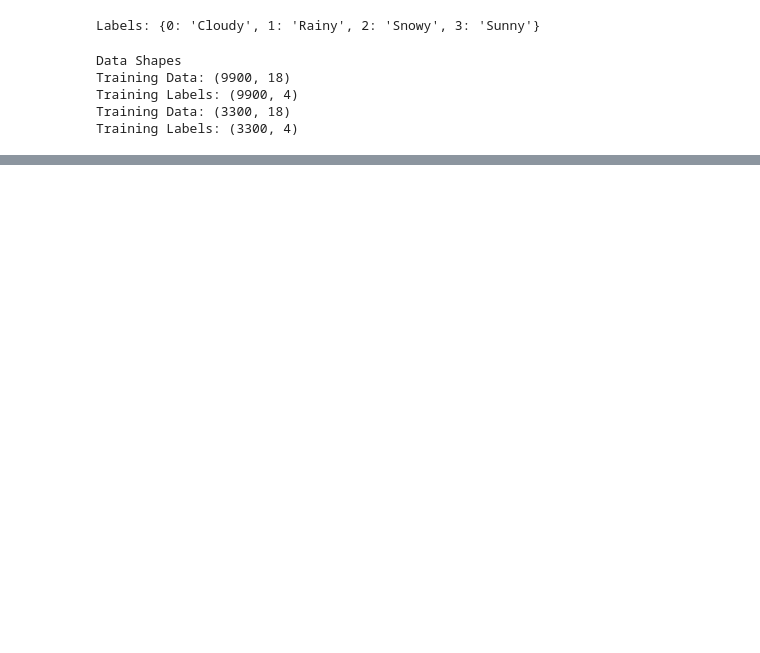
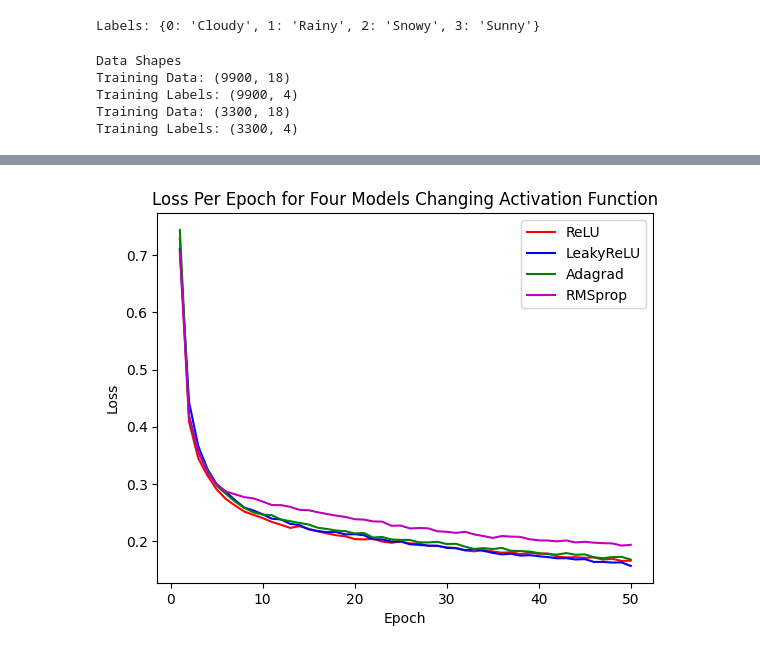
Before and after one commit to cassidyschul/weather_prediction, a Jupyter notebook: weather_classification_model.ipynb, the cells around one changed output, grey strips where cells are left out. Drawn from its saved outputs; the diff is of its cells as text; code cells hidden in the pictures; blank space fills up the shorter version.

```diff
--- a/weather_classification_model.ipynb
+++ b/weather_classification_model.ipynb
@@ -487,0 +654,3 @@ plt.show()
+# %%
+nn_model_leakyrelu_losses = fit_model.history['loss']
+nn_model_leakyrelu_accuracy = fit_model.history['accuracy']
@@ -487,0 +725,21 @@ plt.show()
+# %%
+nn_model_prelu_losses = fit_model.history['loss']
+nn_model_prelu_accuracy = fit_model.history['accuracy']
+# %%
+# Model Activation Swish
+def swish(x):
+    return x * tf.sigmoid(x)
+
+units = [64, 32, 16, 8]
+activations_funcs = [swish, swish, swish, swish]
+nn_model_swish = gen_model(units, activations_funcs, 18, 'adam')
+
+
+# Train the model
+fit_model = nn_model_swish.fit(X_train, y_train, epochs=50)
+
+# Evaluate the model using the test data
+nn_model_swish_losses = []
+model_loss, model_accuracy = nn_model_swish.evaluate(X_test,y_test,verbose=2)
+
+print(f"Model Activation Swish Loss: {model_loss}, Accuracy: {model_accuracy}")
@@ -487,0 +799,20 @@ plt.show()
+# %%
+nn_model_swish_losses = fit_model.history['loss']
+nn_model_swish_accuracy = fit_model.history['accuracy']
+# %%
+# Plot losses for each activation function
+
+epochs = range(1, len(nn_model_relu_losses) + 1)
+
+plt.plot(epochs, nn_model_relu_losses, 'r', label = 'ReLU')
+plt.plot(epochs, nn_model_leakyrelu_losses, 'b', label = 'LeakyReLU')
+plt.plot(epochs, nn_model_prelu_losses, 'g', label = 'Adagrad')
+plt.plot(epochs, nn_model_swish_losses, 'm', label = 'RMSprop')
+
+plt.title('Loss Per Epoch for Four Models Changing Activation Function')
+plt.xlabel('Epoch')
+plt.ylabel('Loss')
+plt.legend()
+plt.show()
+# %% [output]
+[figure, added]
```
Also changed, not shown: parts of 28 cells of this notebook.
